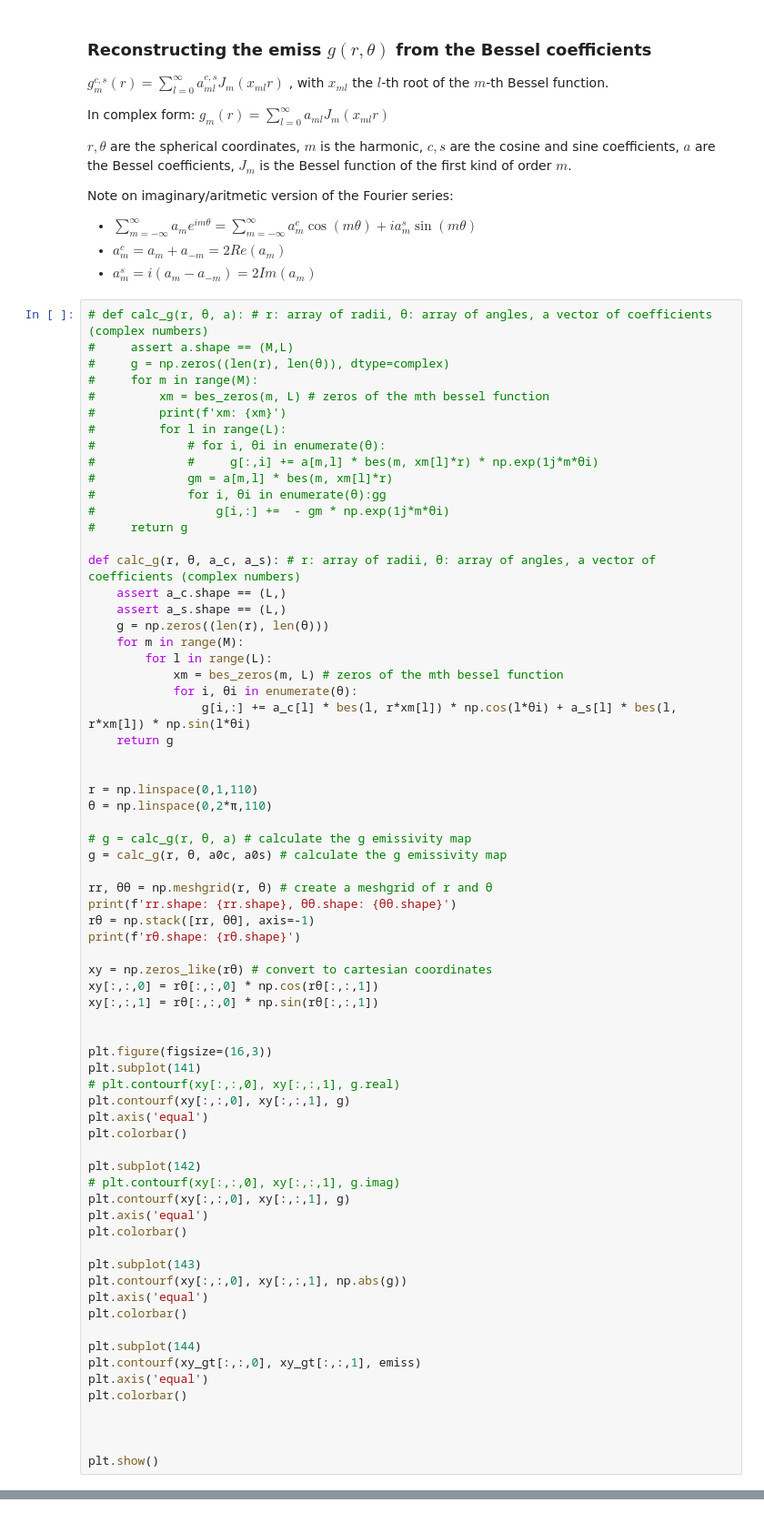
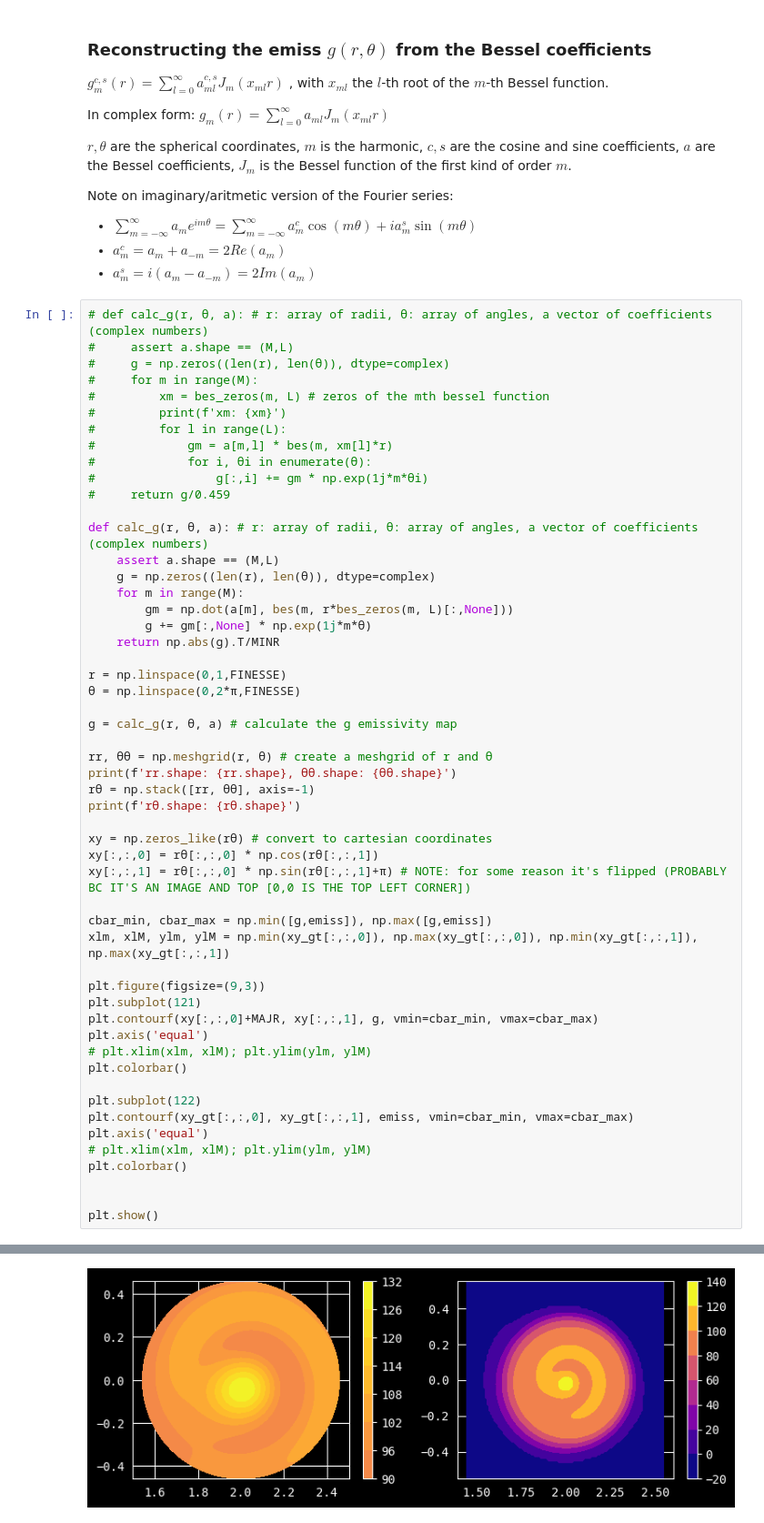
Before and after one commit to matgrand/tomo_ml, a Jupyter notebook: carmack.ipynb, the cells around one changed output, grey strips where cells are left out. Shown at 91% size. Drawn from its saved outputs; the diff is of its cells as text.

Commit message:
coeff to map working 99%

```diff
--- a/carmack.ipynb
+++ b/carmack.ipynb
@@ -121,30 +173,23 @@ Note on imaginary/aritmetic version of the Fourier series:
 #         xm = bes_zeros(m, L) # zeros of the mth bessel function
 #         print(f'xm: {xm}')
 #         for l in range(L):
-#             # for i, θi in enumerate(θ):
-#             #     g[:,i] += a[m,l] * bes(m, xm[l]*r) * np.exp(1j*m*θi)
 #             gm = a[m,l] * bes(m, xm[l]*r)
-#             for i, θi in enumerate(θ):gg
-#                 g[i,:] +=  - gm * np.exp(1j*m*θi)
-#     return g
+#             for i, θi in enumerate(θ):
+#                 g[:,i] += gm * np.exp(1j*m*θi)
+#     return g/0.459
 
-def calc_g(r, θ, a_c, a_s): # r: array of radii, θ: array of angles, a vector of coefficients (complex numbers)
-    assert a_c.shape == (L,)
-    assert a_s.shape == (L,)
-    g = np.zeros((len(r), len(θ)))
+def calc_g(r, θ, a): # r: array of radii, θ: array of angles, a vector of coefficients (complex numbers)
+    assert a.shape == (M,L)
+    g = np.zeros((len(r), len(θ)), dtype=complex)
     for m in range(M):
-        for l in range(L):
-            xm = bes_zeros(m, L) # zeros of the mth bessel function
-            for i, θi in enumerate(θ):
-                g[i,:] += a_c[l] * bes(l, r*xm[l]) * np.cos(l*θi) + a_s[l] * bes(l, r*xm[l]) * np.sin(l*θi)
-    return g
+        gm = np.dot(a[m], bes(m, r*bes_zeros(m, L)[:,None]))
+        g += gm[:,None] * np.exp(1j*m*θ)
+    return np.abs(g).T/MINR
 
+r = np.linspace(0,1,FINESSE)
+θ = np.linspace(0,2*π,FINESSE)
 
-r = np.linspace(0,1,110)
-θ = np.linspace(0,2*π,110)
-
-# g = calc_g(r, θ, a) # calculate the g emissivity map
-g = calc_g(r, θ, a0c, a0s) # calculate the g emissivity map
+g = calc_g(r, θ, a) # calculate the g emissivity map
 
 rr, θθ = np.meshgrid(r, θ) # create a meshgrid of r and θ
 print(f'rr.shape: {rr.shape}, θθ.shape: {θθ.shape}')
@@ -153,32 +198,24 @@ print(f'rθ.shape: {rθ.shape}')
 
 xy = np.zeros_like(rθ) # convert to cartesian coordinates
 xy[:,:,0] = rθ[:,:,0] * np.cos(rθ[:,:,1])
-xy[:,:,1] = rθ[:,:,0] * np.sin(rθ[:,:,1])
+xy[:,:,1] = rθ[:,:,0] * np.sin(rθ[:,:,1]+π) # NOTE: for some reason it's flipped (PROBABLY BC IT'S AN IMAGE AND TOP [0,0 IS THE TOP LEFT CORNER])
 
+cbar_min, cbar_max = np.min([g,emiss]), np.max([g,emiss])
+xlm, xlM, ylm, ylM = np.min(xy_gt[:,:,0]), np.max(xy_gt[:,:,0]), np.min(xy_gt[:,:,1]), np.max(xy_gt[:,:,1])
 
-plt.figure(figsize=(16,3))
-plt.subplot(141)
-# plt.contourf(xy[:,:,0], xy[:,:,1], g.real)
-plt.contourf(xy[:,:,0], xy[:,:,1], g)
+plt.figure(figsize=(9,3))
+plt.subplot(121)
+plt.contourf(xy[:,:,0]+MAJR, xy[:,:,1], g, vmin=cbar_min, vmax=cbar_max)
 plt.axis('equal')
+# plt.xlim(xlm, xlM); plt.ylim(ylm, ylM)
 plt.colorbar()
 
-plt.subplot(142)
-# plt.contourf(xy[:,:,0], xy[:,:,1], g.imag)
-plt.contourf(xy[:,:,0], xy[:,:,1], g)
+plt.subplot(122)
+plt.contourf(xy_gt[:,:,0], xy_gt[:,:,1], emiss, vmin=cbar_min, vmax=cbar_max)
 plt.axis('equal')
-plt.colorbar()
-
-plt.subplot(143)
-plt.contourf(xy[:,:,0], xy[:,:,1], np.abs(g))
-plt.axis('equal')
-plt.colorbar()
-
-plt.subplot(144)
-plt.contourf(xy_gt[:,:,0], xy_gt[:,:,1], emiss)
-plt.axis('equal')
+# plt.xlim(xlm, xlM); plt.ylim(ylm, ylM)
 plt.colorbar()
 
 
-
 plt.show()
+# %% [output]
@@ -184,0 +224 @@ plt.show()
+[figure, added]
```
Also changed, not shown: parts of 7 cells of this notebook.
